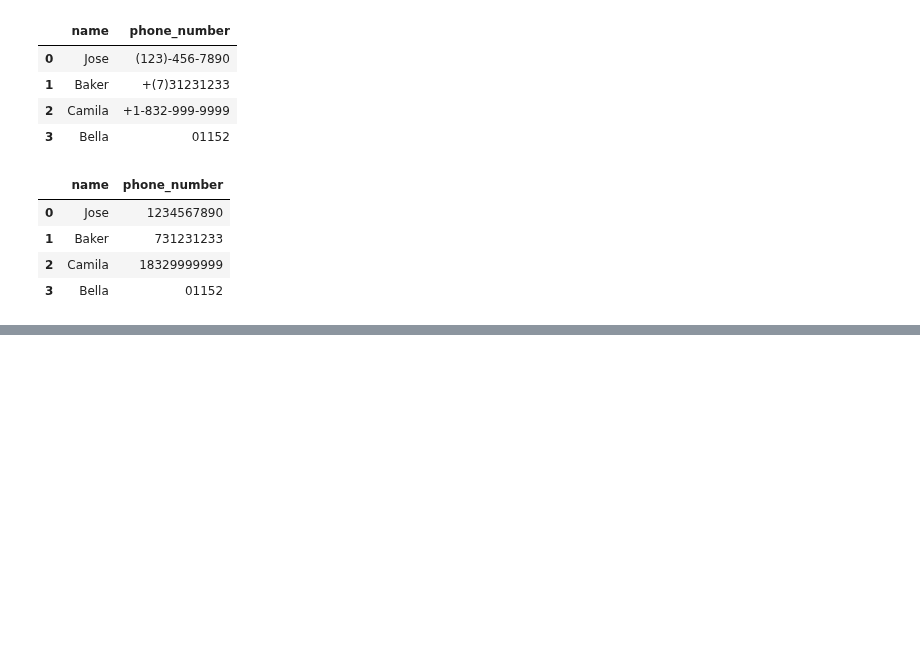
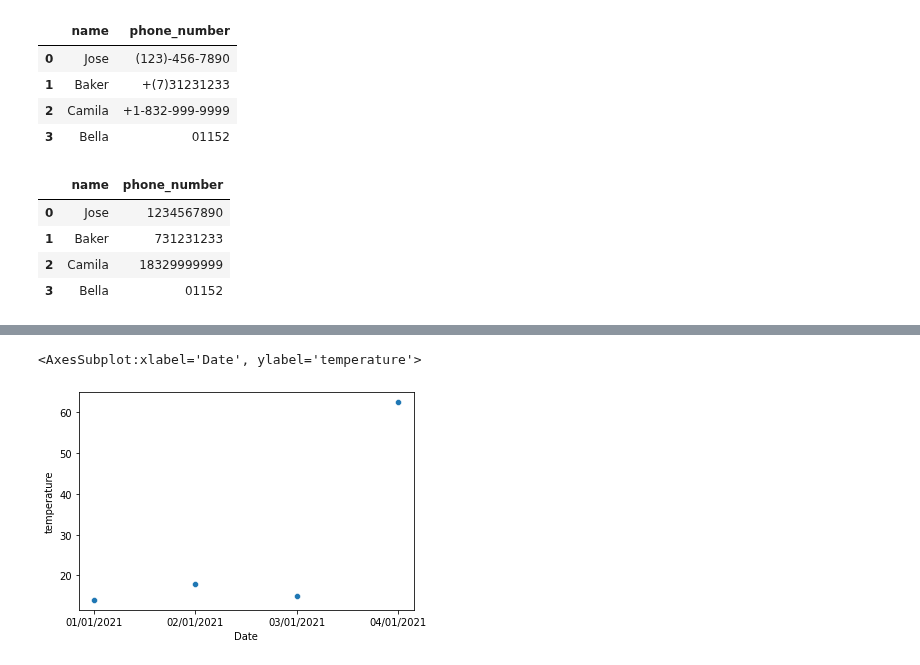
Before and after one commit to Jose-Servin/DataCamp, a Jupyter notebook: Courses/Cleaning_Data/cleaning_data.ipynb, the cells around one changed output, grey strips where cells are left out. Drawn from its saved outputs; the diff is of its cells as text; code cells hidden in the pictures; blank space fills up the shorter version.

Commit message:
notes added on handling data uniformity and fixing date data entries

```diff
--- a/Courses/Cleaning_Data/cleaning_data.ipynb
+++ b/Courses/Cleaning_Data/cleaning_data.ipynb
@@ -786,0 +791,7 @@ contact_info
+# %%
+temp = {
+    'Date':['01/01/2021','02/01/2021','03/01/2021','04/01/2021'],
+    'temperature':[14.0, 18.0, 15.0, 62.5]
+}
+temp = pd.DataFrame(temp)
+temp
@@ -786,0 +804,5 @@ contact_info
+# %%
+sns.scatterplot( x= 'Date', y='temperature', data=temp)
+# %% [output]
+<AxesSubplot:xlabel='Date', ylabel='temperature'>
+[figure, added]
```
Also changed, not shown: parts of 13 cells of this notebook.
